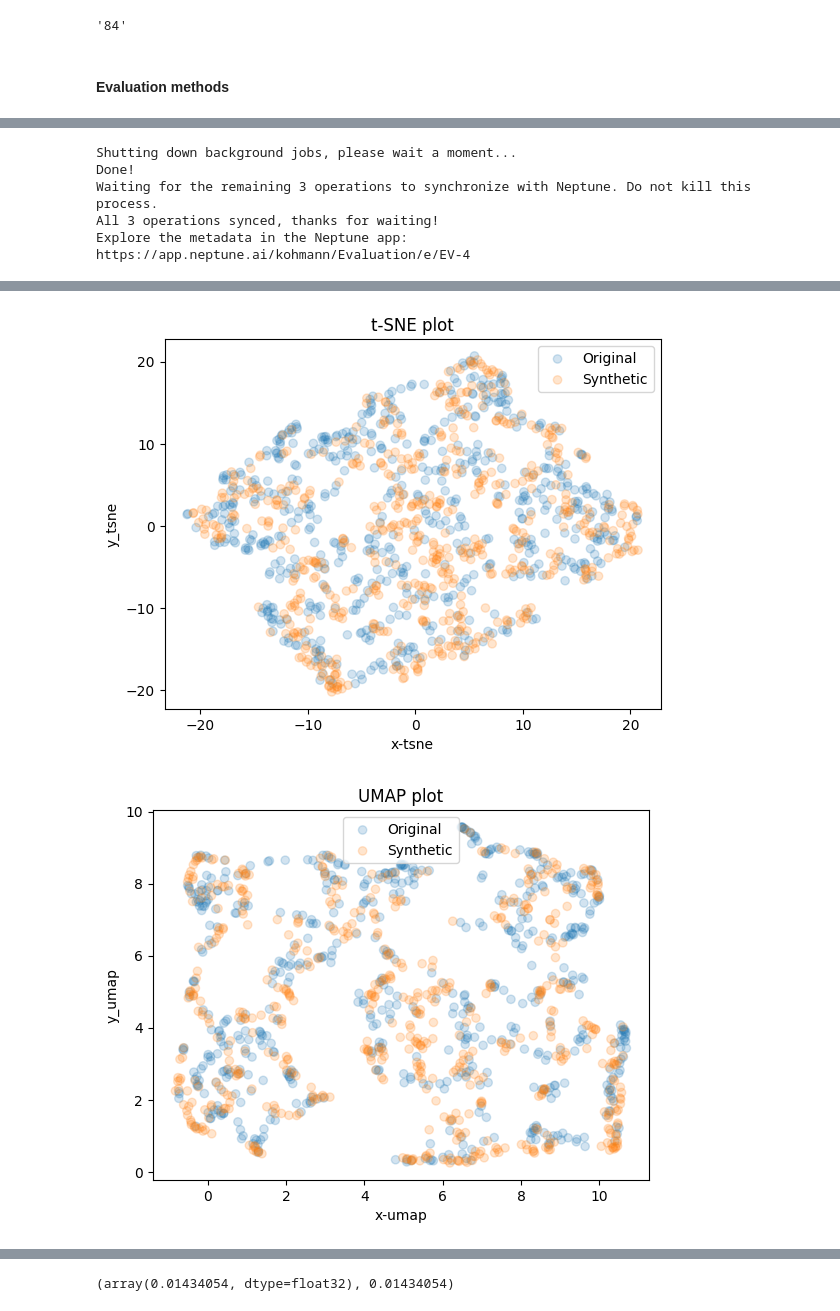
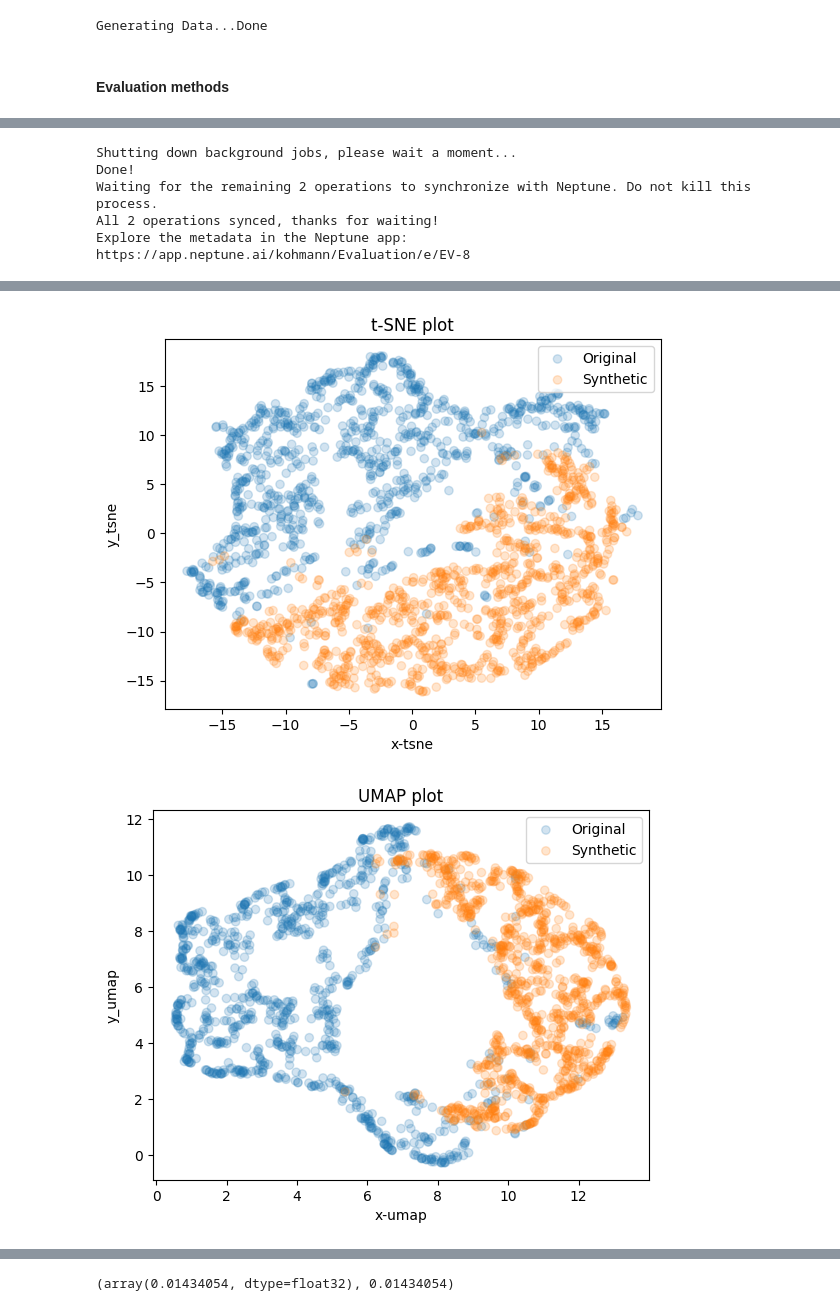
Before and after one commit to Kohmann/master-GAN, a Jupyter notebook: TimeGAN/model_evaluation.ipynb, the cells around one changed output, grey strips where cells are left out. Saved outputs shown, nothing was run; the diff lists cells and outputs as text; code cells hidden in the pictures.

```diff
--- a/TimeGAN/model_evaluation.ipynb
+++ b/TimeGAN/model_evaluation.ipynb
@@ -9,4 +9,4 @@ from utils import *
 np.random.seed(42)
 alpha = 0.7
 noise = 0
-testset = DatasetSinus(num=600, seq_len=100, alpha=alpha, noise=noise)
+testset = DatasetSinus(num=1000, seq_len=100, alpha=alpha, noise=noise)
@@ -26,6 +29,8 @@ Loading architecture: TimeGAN_DG
 # %%
-id = "TIMEGAN-84" # RTSGAN-66
-project_name = "timeGAN" # RTSGAN
+#id = "TIMEGAN-84" # RTSGAN-66
+id = "RTSGAN-66"
+#project_name = "timeGAN" # RTSGAN
+project_name = "RTSGAN"
 
 run = neptune.init_run(
                 with_id=id, # "TIMEGAN-84"
@@ -58,11 +63,10 @@ https://app.neptune.ai/kohmann/timeGAN/e/TIMEGAN-84
-# %%
-id.split('-')[-1]
-# %% [output]
-'84'
 # %%
 %autoreload
-#fake_data = rtsgan_generator(model, params, eval=True)
-fake_data = timegan_generate_data(model, torch.tensor(testset.T), params["max_seq_len"], params["Z_dim"])
+np.random.seed(42)
+fake_data = rtsgan_generator(model, params, eval=True)
+#fake_data = timegan_generate_data(model, torch.tensor(testset.T), params["max_seq_len"], params["Z_dim"])
+# %% [output]
+Generating Data...Done
 # %% [markdown]
 #### Evaluation methods
 # %%
@@ -75,23 +79,26 @@ run = neptune.init_run(
     api_token="eyJhcGlfYWRkcmVzcyI6Imh0dHBzOi8vYXBwLm5lcHR1bmUuYWkiLCJhcGlfdXJsIjoiaHR0cHM6Ly9hcHAubmVwdHVuZS5haSIsImFwaV9rZXkiOiI3YjFjNGY5MS1kOWU1LTRmZjgtOTNiYS0yOGI2NDdjZGYzNWUifQ==",
 )
 run["model_id"] = ID + "-" + id.split('-')[-1]
-from metrics import compare_sin3_generation, sinkhorn_distance, MMD
+
+from metrics import compare_sin3_generation, sw_approx # sinkhorn_distance, MMD,
+np.random.seed(42)
+testset2 = DatasetSinus(num=1000, seq_len=100, alpha=alpha, noise=noise)
 mse_error = compare_sin3_generation(fake_data, 0.7, 0)
 print(f"MSE Error: {mse_error:.5f}")
 x = torch.tensor(fake_data)
 y = testset[:][0]
-wass_dist = sinkhorn_distance(x,y)
-mmd = MMD(x,y)
-print(f"Mean Wasserstein/Sinkhorn distance: {wass_dist.mean():.4f} ± {wass_dist.std():.4f}")
-print(f"Mean MMD: {mmd.mean():.4f} ± {mmd.std():.4f}")
-
+y_2 = testset2[:][0]
+#wass_dist = sinkhorn_distance(x,y)
+#mmd = MMD(x,y)
+sw_baseline = sw_approx(y,y_2)
+sw = sw_approx(y,x)
 
 run["numeric_results/num_test_samples"] = len(testset)
 run["numeric_results/sin3_generation_MSE_loss"] = mse_error
-run["numeric_results/wasserstein_distance_mean"] = wass_dist.mean()
-run["numeric_results/wasserstein_distance_std"] = wass_dist.std()
-run["numeric_results/MMD_mean"] = mmd.std()
-run["numeric_results/MMD_std"] = mmd.std()
+#run["numeric_results/wasserstein_distance_mean"] = wass_dist.mean()
+#run["numeric_results/wasserstein_distance_std"] = wass_dist.std()
+run["numeric_results/SW"] = sw.item()
+run["numeric_results/SW_baseline"] = sw_baseline.item()
 
 r = np.array([data[0].numpy() for data in testset])
 #sin = None
@@ -109,6 +114,6 @@ Mean MMD: 0.0112 ± 0.0020
 Shutting down background jobs, please wait a moment...
 Done!
-Waiting for the remaining 3 operations to synchronize with Neptune. Do not kill this process.
-All 3 operations synced, thanks for waiting!
+Waiting for the remaining 2 operations to synchronize with Neptune. Do not kill this process.
+All 2 operations synced, thanks for waiting!
 Explore the metadata in the Neptune app:
-https://app.neptune.ai/kohmann/Evaluation/e/EV-4
+https://app.neptune.ai/kohmann/Evaluation/e/EV-8
@@ -116,5 +121,5 @@ https://app.neptune.ai/kohmann/Evaluation/e/EV-4
-[figure, old version]
+[figure, new version]
-[figure, old version]
+[figure, new version]
 # %%
 %autoreload
 from metrics import compare_sin3_generation, sinkhorn_distance, MMD
```
Also changed, not shown: parts of 22 cells of this notebook, 1 other file.
